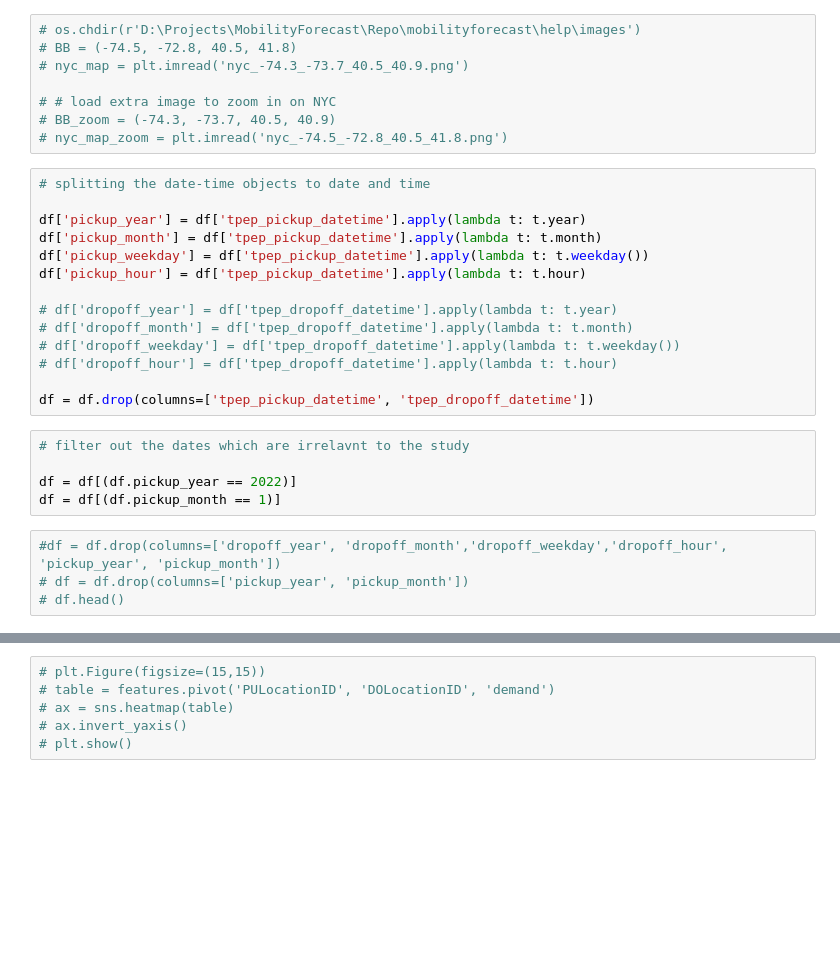
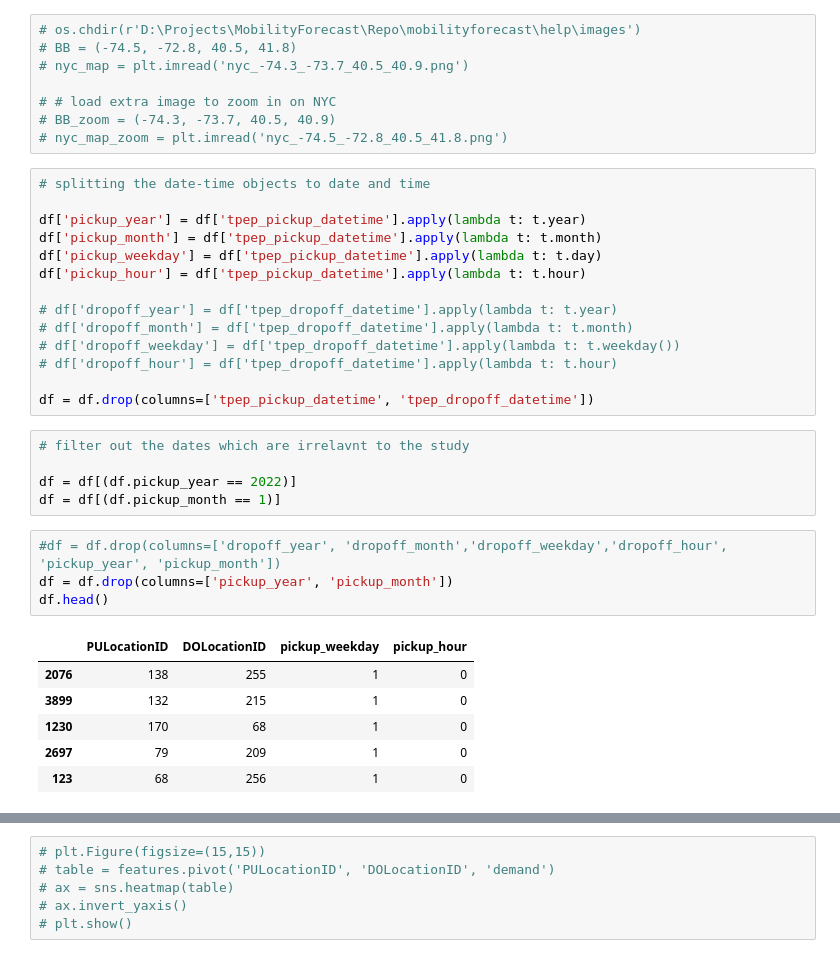
Before and after one commit to Anup8777/MobilityForecast, a Jupyter notebook: src/ST_maps.ipynb, the cells around one changed output, grey strips where cells are left out. Drawn from its saved outputs; the diff is of its cells as text; blank space fills up the shorter version.

```diff
--- a/src/ST_maps.ipynb
+++ b/src/ST_maps.ipynb
@@ -48,7 +55,7 @@ df.head(5)
 
 df['pickup_year'] = df['tpep_pickup_datetime'].apply(lambda t: t.year)
 df['pickup_month'] = df['tpep_pickup_datetime'].apply(lambda t: t.month)
-df['pickup_weekday'] = df['tpep_pickup_datetime'].apply(lambda t: t.weekday())
+df['pickup_weekday'] = df['tpep_pickup_datetime'].apply(lambda t: t.day)
 df['pickup_hour'] = df['tpep_pickup_datetime'].apply(lambda t: t.hour)
 
 # df['dropoff_year'] = df['tpep_dropoff_datetime'].apply(lambda t: t.year)
@@ -64,6 +71,13 @@ df = df[(df.pickup_year == 2022)]
 df = df[(df.pickup_month == 1)]
 # %%
 #df = df.drop(columns=['dropoff_year', 'dropoff_month','dropoff_weekday','dropoff_hour', 'pickup_year', 'pickup_month'])
-# df = df.drop(columns=['pickup_year', 'pickup_month'])
-# df.head()
+df = df.drop(columns=['pickup_year', 'pickup_month'])
+df.head()
+# %% [output]
+|  | PULocationID | DOLocationID | pickup_weekday | pickup_hour |
+| 2076 | 138 | 255 | 1 | 0 |
+| 3899 | 132 | 215 | 1 | 0 |
+| 1230 | 170 | 68 | 1 | 0 |
+| 2697 | 79 | 209 | 1 | 0 |
+| 123 | 68 | 256 | 1 | 0 |
 # %%
```
Also changed, not shown: parts of 10 cells of this notebook.
